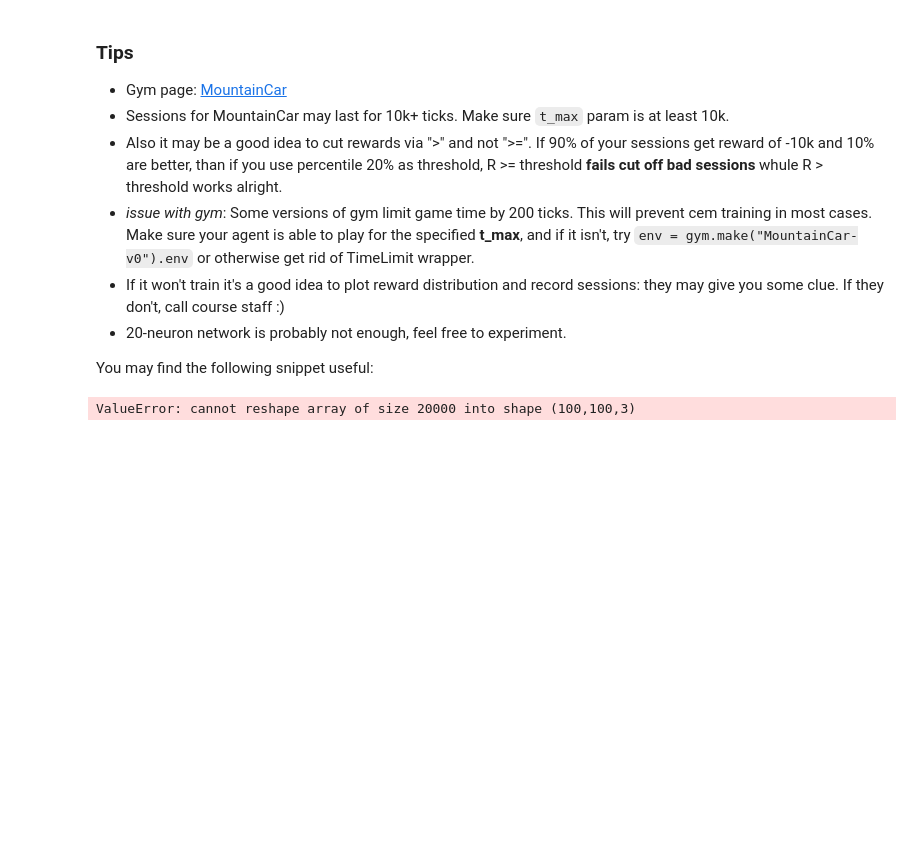
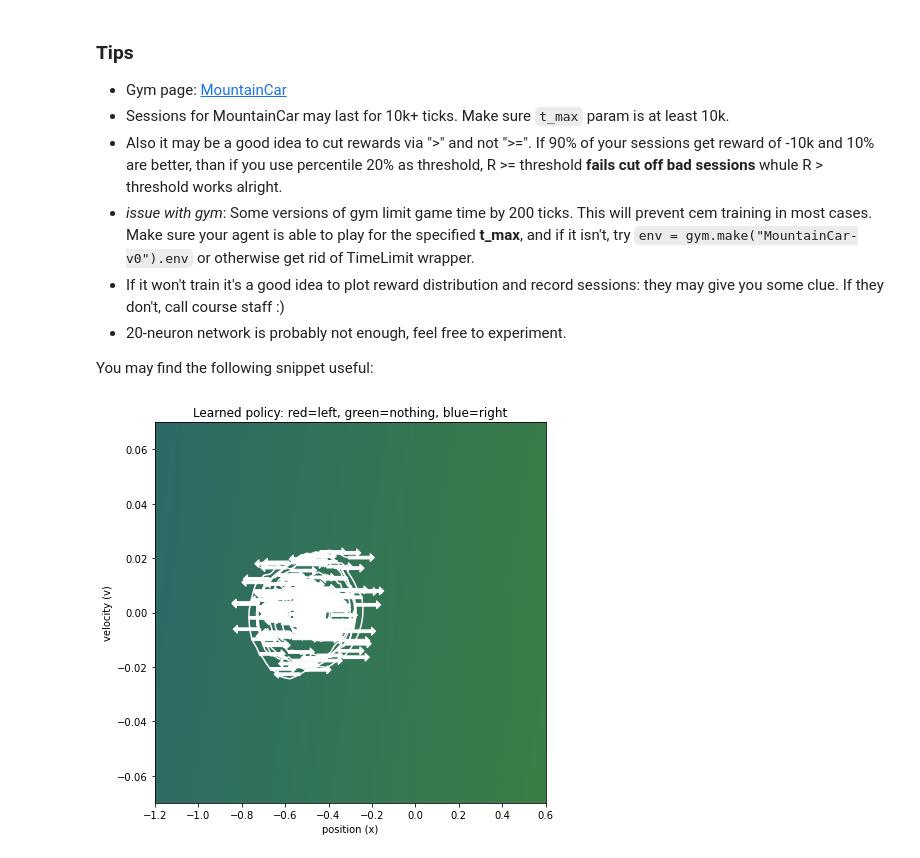
Before and after one commit to bjpublic/Reinforcement_learning, a Jupyter notebook: Practical_RL_solution/deep_crossentropy_method_1st_week.ipynb, the cells around one changed output. Saved outputs shown, nothing was run; the diff lists cells and outputs as text; code cells hidden in the pictures; blank space fills up the shorter version.

```diff
--- a/Practical_RL_solution/deep_crossentropy_method_1st_week.ipynb
+++ b/Practical_RL_solution/deep_crossentropy_method_1st_week.ipynb
@@ -270,34 +255,39 @@ def visualize_mountain_car(env, agent):
     #     for j, x in enumerate(xs):
     #         probs[i, j, :] = agent.predict_proba([[x, v]])[0]
 
     # Draw policy
     f, ax = plt.subplots(figsize=(7, 7))
     ax.imshow(probs, extent=(env.min_position, env.max_position, -env.max_speed, env.max_speed), aspect='auto')
     ax.set_title('Learned policy: red=left, green=nothing, blue=right')
     ax.set_xlabel('position (x)')
     ax.set_ylabel('velocity (v)')
 
     # Sample a trajectory and draw it
     states, actions, _ = generate_session(env, agent)
     states = np.array(states)
     ax.plot(states[:, 0], states[:, 1], color='white')
 
     # Draw every 3rd action from the trajectory
     for (x, v), a in zip(states[::3], actions[::3]):
         if a == 0:
             plt.arrow(x, v, -0.1, 0, color='white', head_length=0.02)
         elif a == 2:
             plt.arrow(x, v, 0.1, 0, color='white', head_length=0.02)
 
-
-
 with gym.make('MountainCar-v0').env as env:
+    n_actions = env.action_space.n
+    state_dim = env.observation_space.shape[0]
+    env.reset()
+    # initialize agent to the dimension of state space and number of actions
     agent_mountain_car = MLPClassifier(
-        hidden_layer_sizes=(20, 20),
+        hidden_layer_sizes=(60,60, 30),
         activation='tanh',
+        solver='adam',
+        max_iter=50,
+        warm_start=True,
     )
     # initialize agent to the dimension of state space and number of actions
     agent_mountain_car.partial_fit([env.reset()] * n_actions, range(n_actions), range(n_actions))
     visualize_mountain_car(env, agent_mountain_car)
 # %% [output]
-ValueError: cannot reshape array of size 20000 into shape (100,100,3)
+[figure, added]
```
Also changed, not shown: parts of 10 cells of this notebook, 16 other files.
